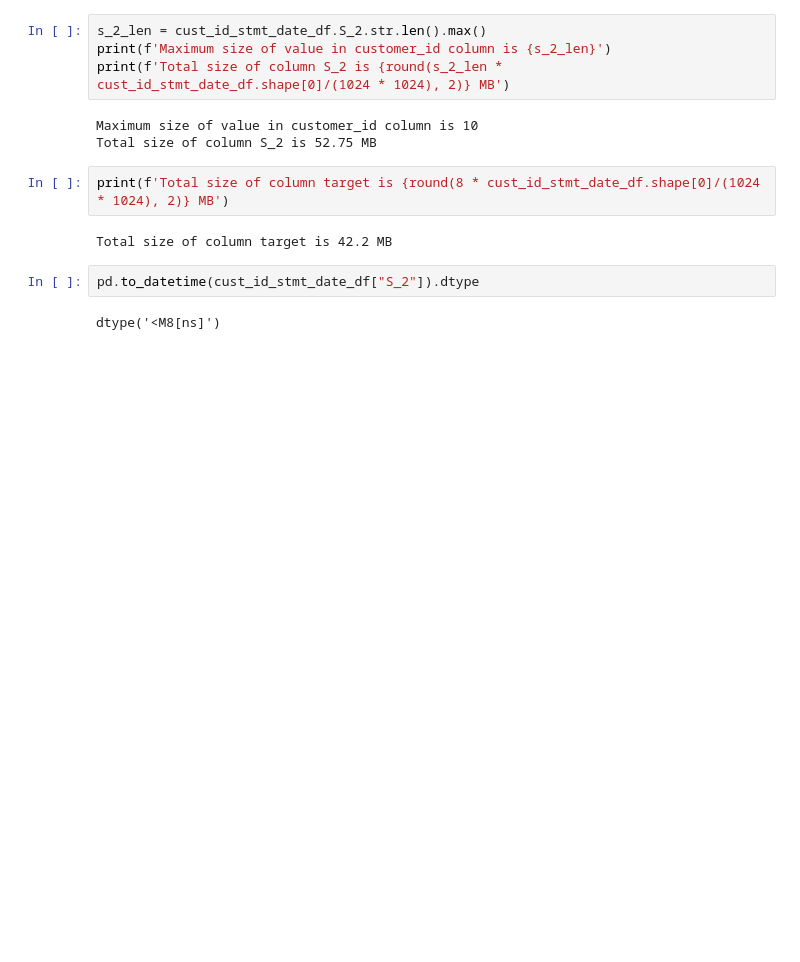
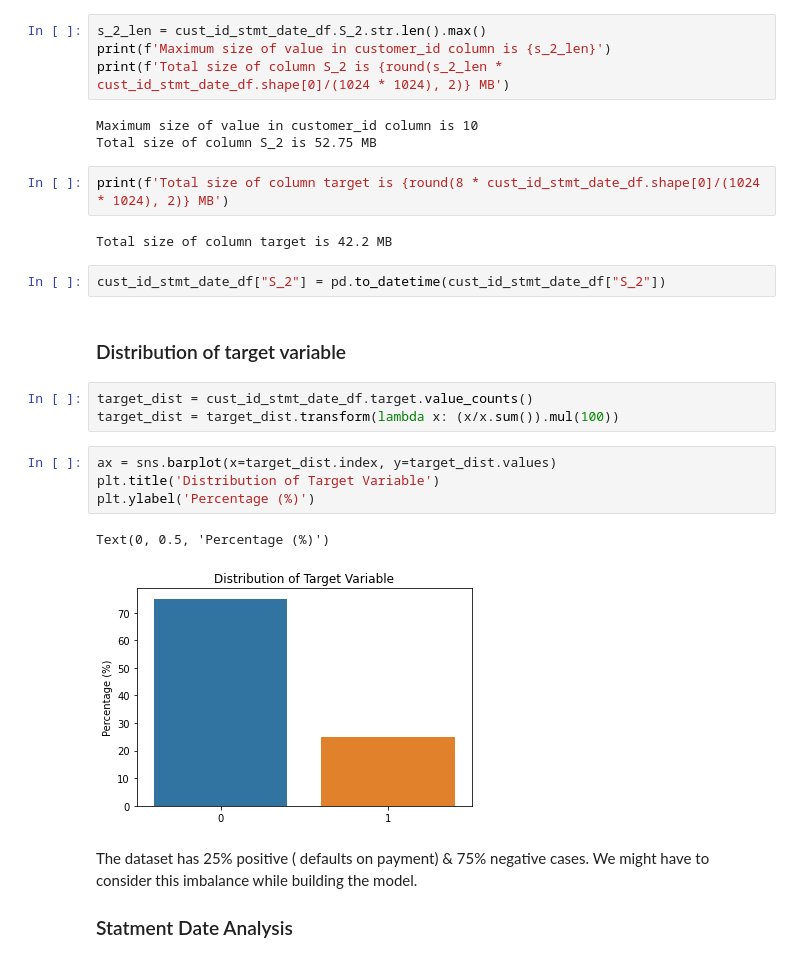
Before and after one commit to sankardevisharath/amex-default-prediction, a Jupyter notebook: notebooks/explore_columns.ipynb, the cells around one changed output. Saved outputs shown, nothing was run; the diff lists cells and outputs as text; blank space fills up the shorter version.

Commit message:
Analyze distribution of target variable & statement date

```diff
--- a/notebooks/explore_columns.ipynb
+++ b/notebooks/explore_columns.ipynb
@@ -145,6 +145,19 @@ print(f'Total size of column target is {round(8 * cust_id_stmt_date_df.shape[0]/
 # %% [output]
 Total size of column target is 42.2 MB
 # %%
-pd.to_datetime(cust_id_stmt_date_df["S_2"]).dtype
+cust_id_stmt_date_df["S_2"] = pd.to_datetime(cust_id_stmt_date_df["S_2"])
-# %% [output]
-dtype('<M8[ns]')
+# %% [markdown]
+### Distribution of target variable
+# %%
+target_dist = cust_id_stmt_date_df.target.value_counts()
+target_dist = target_dist.transform(lambda x: (x/x.sum()).mul(100))
+# %%
+ax = sns.barplot(x=target_dist.index, y=target_dist.values)
+plt.title('Distribution of Target Variable')
+plt.ylabel('Percentage (%)')
+# %% [output]
+Text(0, 0.5, 'Percentage (%)')
+[figure, added]
+# %% [markdown]
+The dataset has 25% positive ( defaults on payment) & 75% negative cases. We might have to consider this imbalance while building the model.
+### Statment Date Analysis
```
Also changed, not shown: parts of 5 cells of this notebook.
